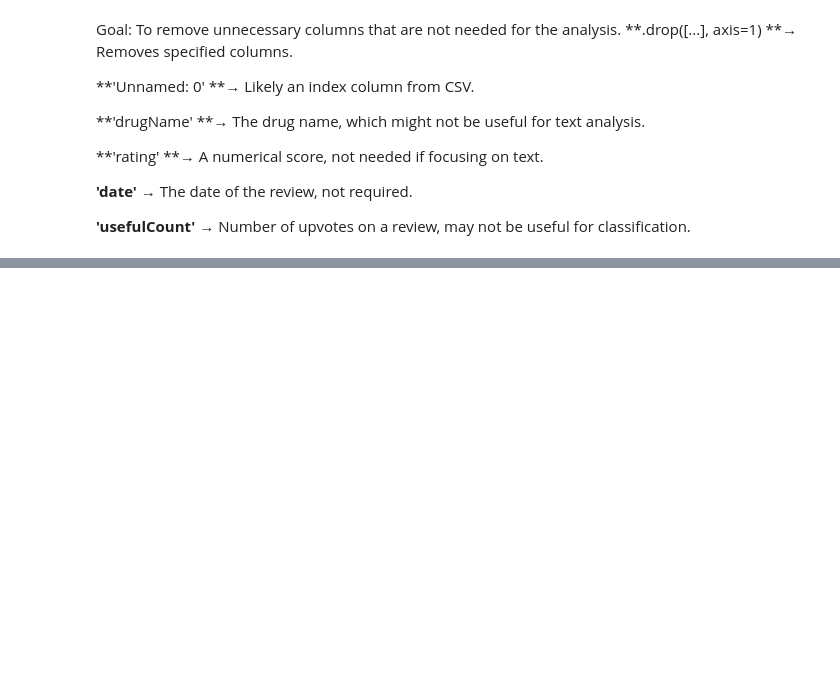
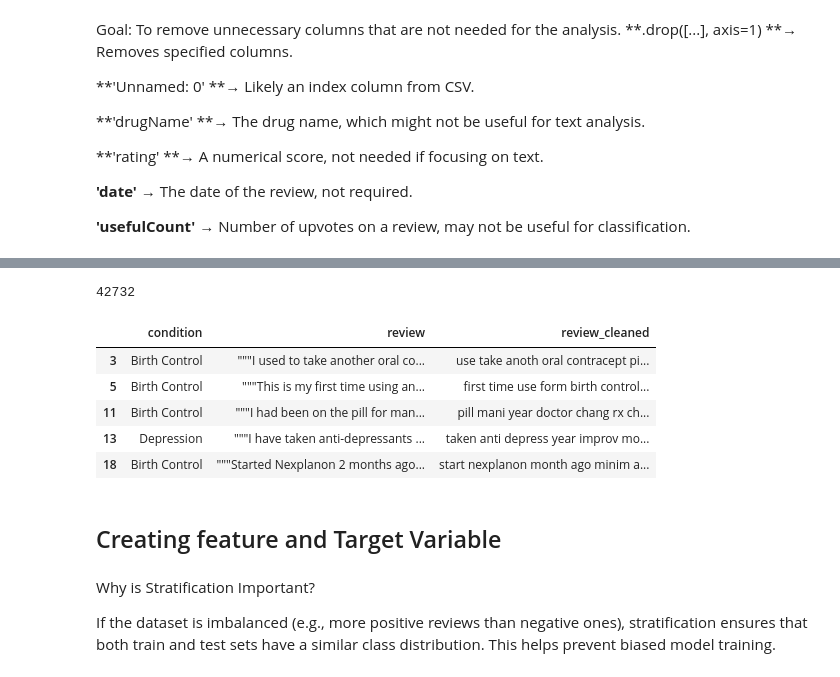
Before and after one commit to AhmadAlsebai/Patient-s-Condition-NLP-Project-Tutorial, a Jupyter notebook: patient_condition_nlp_project_tutorial.ipynb, the cells around one changed output, grey strips where cells are left out. Cells and saved outputs as stored; diff of their text form; code cells hidden in the pictures; blank space fills up the shorter version.

```diff
--- a/patient_condition_nlp_project_tutorial.ipynb
+++ b/patient_condition_nlp_project_tutorial.ipynb
@@ -108,0 +149,6 @@ Text(0.5, 1.0, 'Word cloud for Diabetes')
+# %%
+import nltk
+nltk.download('stopwords')  #To filter out unimportant words and focus on the key terms in text analysis.
+from nltk.corpus import stopwords # Provides a list of common words (stopwords) in various languages to filter out irrelevant terms.
+allstopwords = stopwords.words('english') # Get the list of English stopwords
+allstopwords.remove('not') # Remove 'not' from stopwords to retain its meaning in sentiment analysis
@@ -108,0 +158,6 @@ Text(0.5, 1.0, 'Word cloud for Diabetes')
+# %%
+from nltk.stem import WordNetLemmatizer  # Import lemmatizer for word normalization
+from nltk.stem import PorterStemmer  # Import stemming algorithm
+nltk.download('wordnet')  # Ensure WordNet is downloaded
+porter = PorterStemmer()  # Initialize Porter Stemmer
+lemmatizer = WordNetLemmatizer()  # Initialize WordNet Lemmatizer
@@ -108,0 +167,27 @@ Text(0.5, 1.0, 'Word cloud for Diabetes')
+# %%
+import re
+# Function to clean the text
+def clean_review(text):
+    text = re.sub(r'[^a-zA-Z]', ' ', text)  # Remove non-alphabetic characters
+    text = text.lower().split()  # Convert to lowercase and split into words
+    text = [porter.stem(word) for word in text if not word in set(allstopwords)]  # Apply stemming and remove stopwords
+    text = [lemmatizer.lemmatize(word) for word in text]  # Apply lemmatization
+    return ' '.join(text)  # Rejoin words into a cleaned sentence
+# %%
+print (len(X))
+# %% [output]
+42732
+# %%
+X['review_cleaned'] = X['review'].apply(clean_review)  # Apply the cleaning function to the 'review' column
+# %%
+# Display the first few rows
+X.head()
+# %% [output]
+|  | condition | review | review_cleaned |
+| 3 | Birth Control | """I used to take another oral co... | use take anoth oral contracept pi... |
+| 5 | Birth Control | """This is my first time using an... | first time use form birth control... |
+| 11 | Birth Control | """I had been on the pill for man... | pill mani year doctor chang rx ch... |
+| 13 | Depression | """I have taken anti-depressants ... | taken anti depress year improv mo... |
+| 18 | Birth Control | """Started Nexplanon 2 months ago... | start nexplanon month ago minim a... |
+# %% [markdown]
+## Creating feature and Target Variable
@@ -108,0 +210,5 @@ Text(0.5, 1.0, 'Word cloud for Diabetes')
+# %% [markdown]
+Why is Stratification Important?
+
+If the dataset is imbalanced (e.g., more positive reviews than negative ones), stratification ensures that both train and test sets have a similar class distribution.
+This helps prevent biased model training.
```
Also changed, not shown: parts of 22 cells of this notebook.
